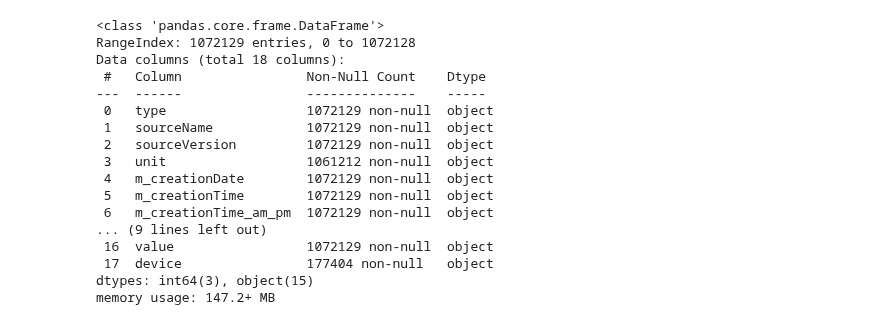
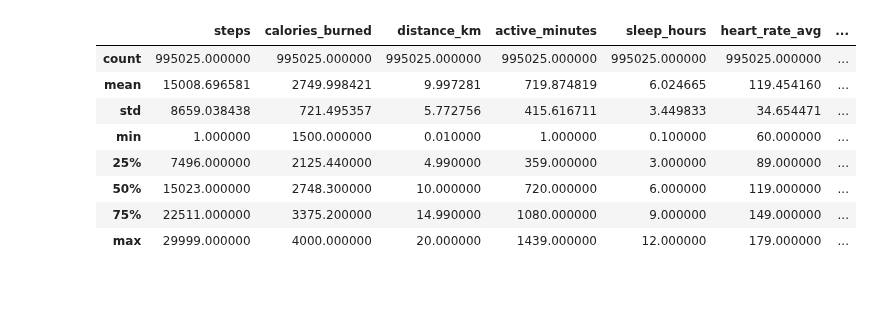
Before and after one commit to KingCarl2000/NutritionAI_V1, a Jupyter notebook: notebooks/predict_calories.ipynb, the cells around one changed output. Cells and saved outputs as stored; diff of their text form; code cells hidden in the pictures; blank space fills up the shorter version.

Commit message:
change into Fitabase Data

```diff
--- a/notebooks/predict_calories.ipynb
+++ b/notebooks/predict_calories.ipynb
@@ -1,5 +0,0 @@
-# %%
-import pandas as pd
-
-data_path = r"D:\NutritionAI_V1\Data\raw\health_data.csv"
-df = pd.read_csv(data_path)
@@ -5,0 +120,4 @@ df = pd.read_csv(data_path)
+# %%
+# delete all rows where any column has a zero value
+
+df = df[(df != 0).all(axis=1)]
@@ -5,0 +136,7 @@ df = pd.read_csv(data_path)
+# %%
+# 1. Đảm bảo cột date ở định dạng datetime và sắp xếp theo thời gian
+df['date'] = pd.to_datetime(df['date'])
+df = df.sort_values(by=['user_id', 'date'])
+
+# 2. Thiết lập MultiIndex
+df = df.set_index(['user_id', 'date'])
@@ -6,20 +257,12 @@ df = pd.read_csv(data_path)
 # %%
-df.info()
+df.describe()
 # %% [output]
-<class 'pandas.core.frame.DataFrame'>
-RangeIndex: 1072129 entries, 0 to 1072128
-Data columns (total 18 columns):
- #   Column                Non-Null Count    Dtype
----  ------                --------------    -----
- 0   type                  1072129 non-null  object
- 1   sourceName            1072129 non-null  object
- 2   sourceVersion         1072129 non-null  object
- 3   unit                  1061212 non-null  object
- 4   m_creationDate        1072129 non-null  object
- 5   m_creationTime        1072129 non-null  object
- 6   m_creationTime_am_pm  1072129 non-null  object
-... (9 lines left out)
- 16  value                 1072129 non-null  object
- 17  device                177404 non-null   object
-dtypes: int64(3), object(15)
-memory usage: 147.2+ MB
+|  | steps | calories_burned | distance_km | active_minutes | sleep_hours | heart_rate_avg | ... |
+| count | 995025.000000 | 995025.000000 | 995025.000000 | 995025.000000 | 995025.000000 | 995025.000000 | ... |
+| mean | 15008.696581 | 2749.998421 | 9.997281 | 719.874819 | 6.024665 | 119.454160 | ... |
+| std | 8659.038438 | 721.495357 | 5.772756 | 415.616711 | 3.449833 | 34.654471 | ... |
+| min | 1.000000 | 1500.000000 | 0.010000 | 1.000000 | 0.100000 | 60.000000 | ... |
+| 25% | 7496.000000 | 2125.440000 | 4.990000 | 359.000000 | 3.000000 | 89.000000 | ... |
+| 50% | 15023.000000 | 2748.300000 | 10.000000 | 720.000000 | 6.000000 | 119.000000 | ... |
+| 75% | 22511.000000 | 3375.200000 | 14.990000 | 1080.000000 | 9.000000 | 149.000000 | ... |
+| max | 29999.000000 | 4000.000000 | 20.000000 | 1439.000000 | 12.000000 | 179.000000 | ... |
```
Also changed, not shown: parts of 15 cells of this notebook, 11 other files.
